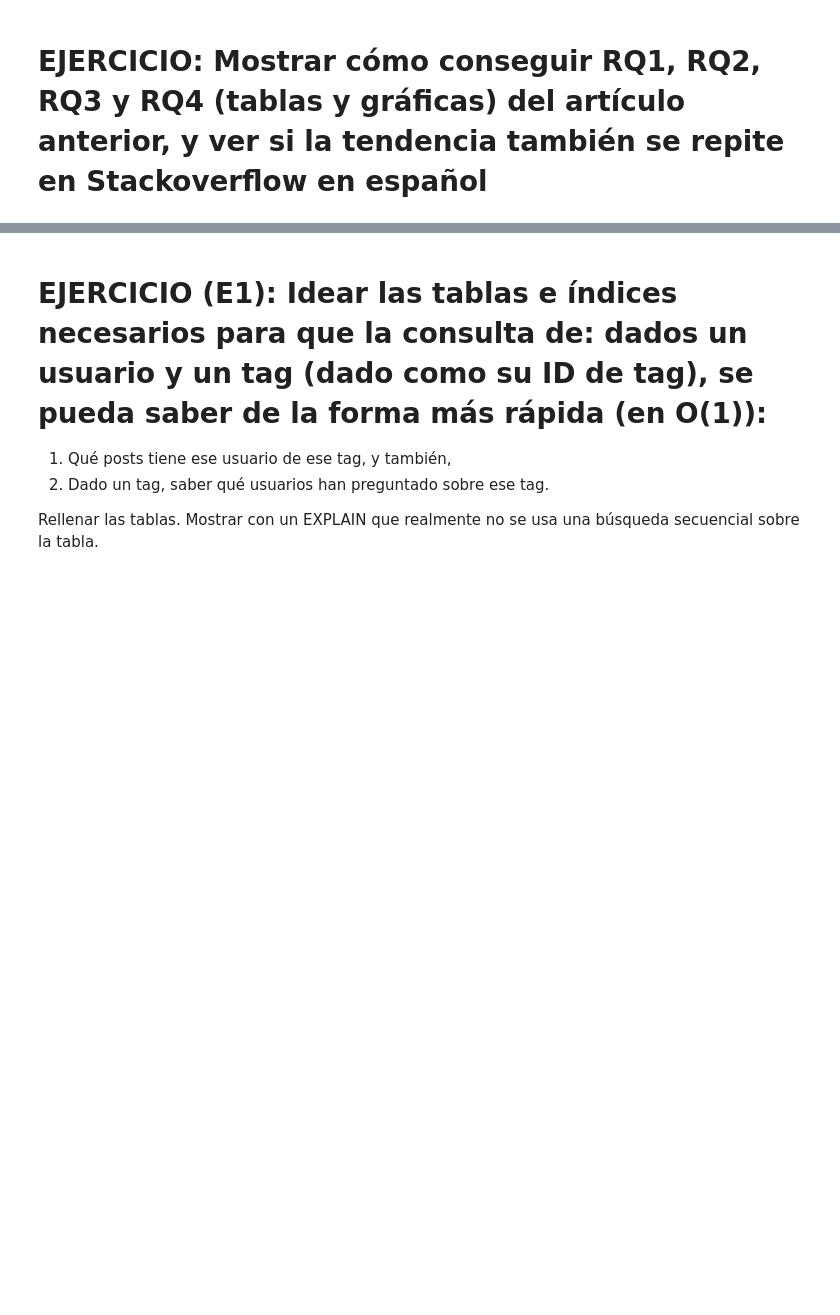
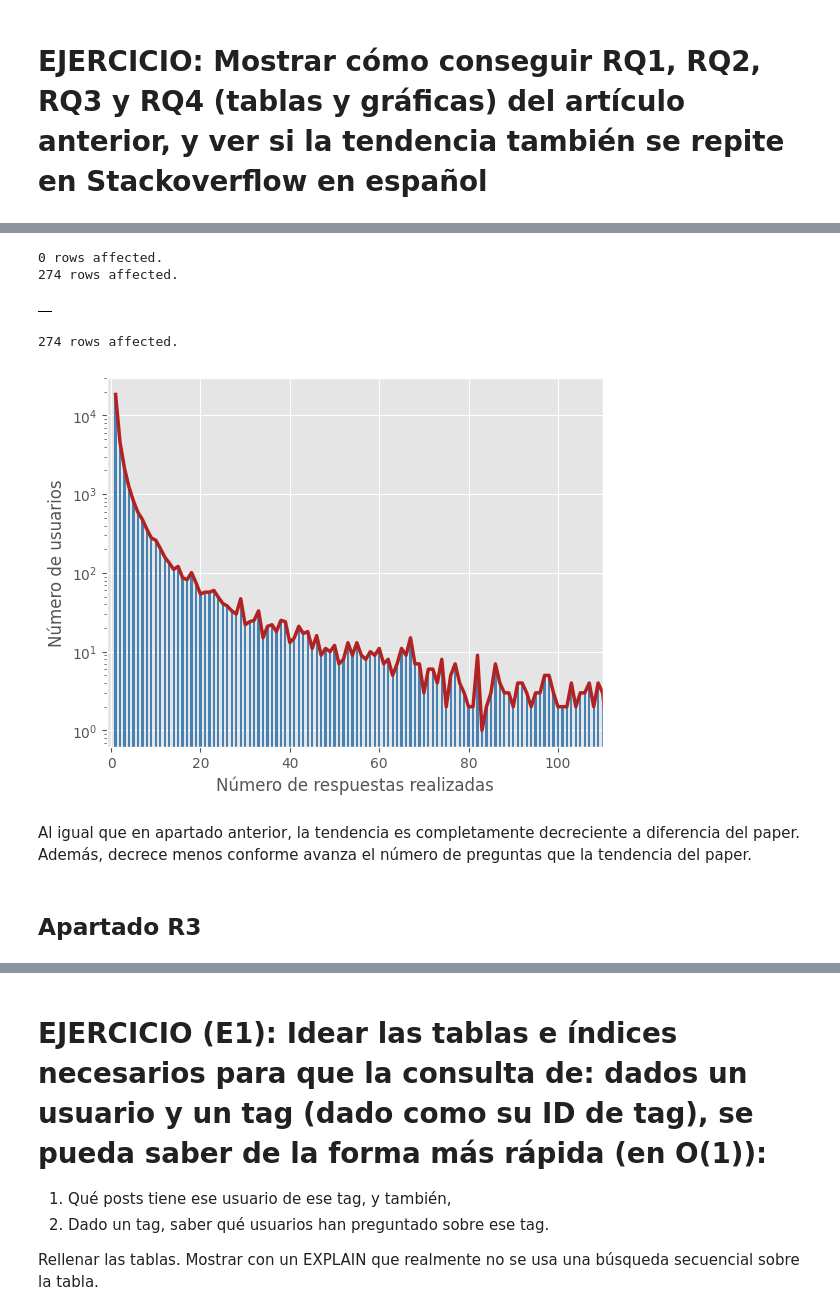
Before and after one commit to juanluserra/master_bigdata, a Jupyter notebook: BASES DE DATOS/Practicas/sesiones_sql/sesion2.ipynb, the cells around one changed output, grey strips where cells are left out. Drawn from its saved outputs; the diff is of its cells as text; code cells hidden in the pictures; blank space fills up the shorter version.

```diff
--- a/BASES DE DATOS/Practicas/sesiones_sql/sesion2.ipynb
+++ b/BASES DE DATOS/Practicas/sesiones_sql/sesion2.ipynb
@@ -760,0 +809,53 @@ jupyter_config_dir()
+# %%
+%%sql
+
+# Eliminamos la tabla si existe
+DROP TABLE IF EXISTS plot2;
+
+# Creamos la tabla plot1 para poder representar con python después
+CREATE TABLE plot2 AS
+
+# Seleccionamos el contador de OwnerUserId y el numero de preguntas realizadas
+SELECT COUNT(OwnerUserId) AS NumeroUsuarios, NumeroRespuestasRealizadas
+FROM (
+    # Selecccionamos el contador de Id de pot y el Id de usuario de la tabla postspart
+    SELECT COUNT(Id) AS NumeroRespuestasRealizadas, OwnerUserId
+    FROM postspart
+    # Filtramos para que los posts sean solo preguntas y que el Id del usuario no
+    # sea nulo
+    WHERE PostTypeId = 2 AND OwnerUserId IS NOT NULL
+    # Agrupamos por Id de usuario
+    GROUP BY OwnerUserId
+) AS t # Guardamos la tabla como t
+GROUP BY NumeroRespuestasRealizadas          # Agrupamos por numero de preguntas realiazdas
+ORDER BY NumeroRespuestasRealizadas DESC;    # Ordenamos en descendente este numero
+# %% [output]
+0 rows affected.
+274 rows affected.
+|  |
+# %%
+# Ahora representaremos con python
+
+# Primero guardamos la tabla en una variable de python
+plot = %sql select * from plot2;
+
+# Realizamos la representación y escogemos los ajustes para que sea igual que a la
+# gráfica del paper
+plt.plot(plot.NumeroRespuestasRealizadas, plot.NumeroUsuarios,
+         lw=2.5,
+         color="firebrick")
+plt.bar(plot.NumeroRespuestasRealizadas, plot.NumeroUsuarios,
+        width=.5,
+        color="steelblue"
+        )
+plt.xlim(-1, 110)
+plt.yscale("log")
+plt.xlabel("Número de respuestas realizadas")
+plt.ylabel("Número de usuarios");
+# %% [output]
+274 rows affected.
+[figure, added]
+# %% [markdown]
+Al igual que en apartado anterior, la tendencia es completamente decreciente a diferencia del paper. Además, decrece menos conforme avanza el número de preguntas que la tendencia del paper.
+# %% [markdown]
+## Apartado R3
```
Also changed, not shown: parts of 19 cells of this notebook, 1 other file.
